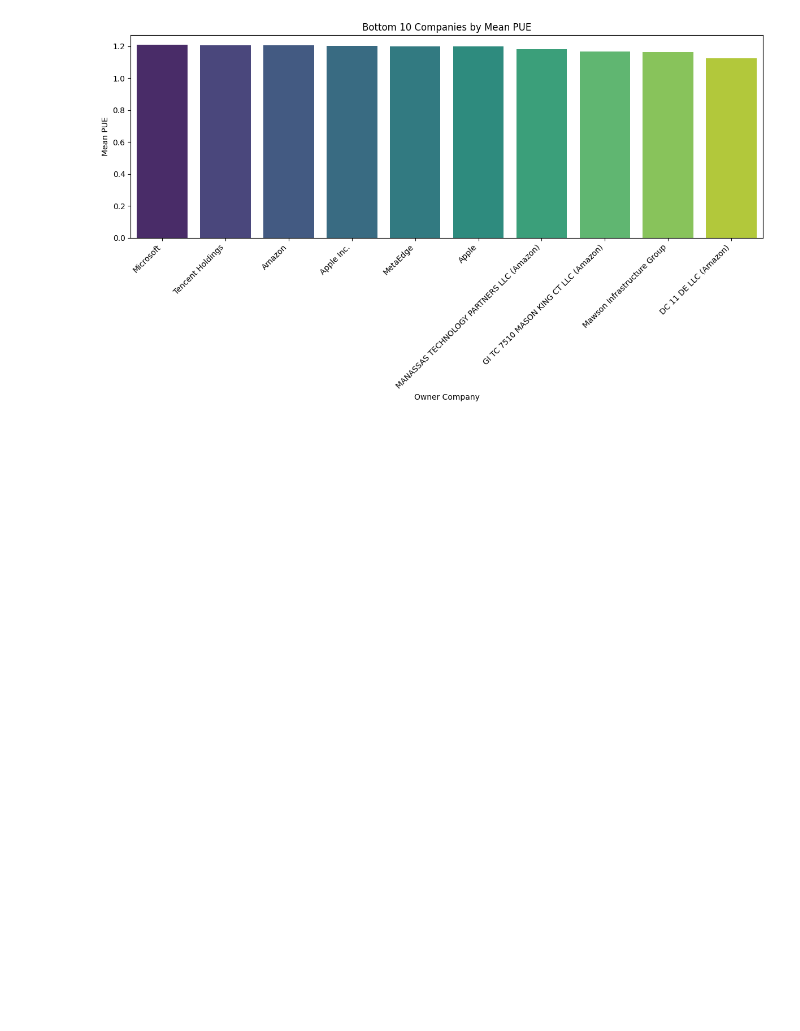
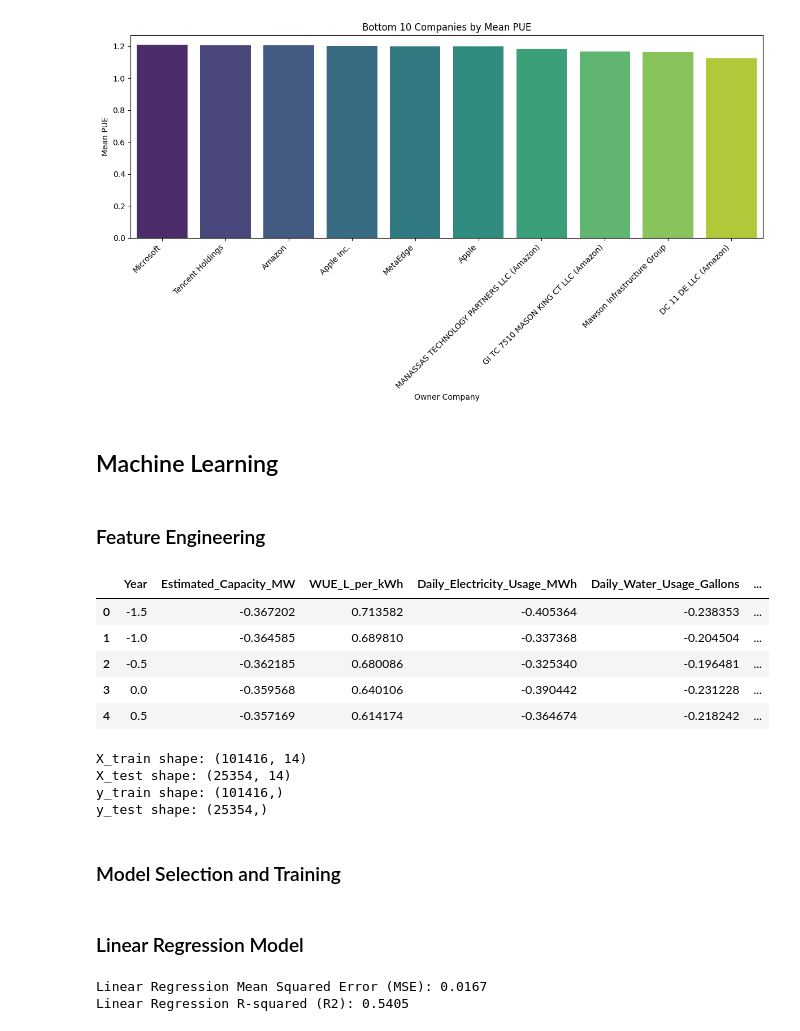
Before and after one commit to kxrrym03/Data-Center-AI-Water-Electricity-Usage, a Jupyter notebook: Water_Electricity_Usage_in_Data_Centers.ipynb, the cells around one changed output. Saved outputs shown, nothing was run; the diff lists cells and outputs as text; code cells hidden in the pictures; blank space fills up the shorter version.

```diff
--- a/Water_Electricity_Usage_in_Data_Centers.ipynb
+++ b/Water_Electricity_Usage_in_Data_Centers.ipynb
@@ -230,3 +230,82 @@ plt.tight_layout()
 plt.show()
 # %% [output]
 [figure]
+# %% [markdown]
+## Machine Learning
+# %% [markdown]
+### Feature Engineering
+# %%
+from sklearn.model_selection import train_test_split
+from sklearn.preprocessing import StandardScaler, OneHotEncoder
+from sklearn.compose import ColumnTransformer
+from sklearn.pipeline import Pipeline
+
+# Define target and features
+y = df['PUE']
+X = df.drop(['PUE', 'Facility_ID', 'Facility_Name', 'Owner_Company', 'City', 'Country'], axis=1)
+
+# Identify categorical and numerical columns for preprocessing
+numerical_features = X.select_dtypes(include=['int64', 'float64']).columns
+categorical_features = X.select_dtypes(include=['object']).columns
+
+# Create a column transformer for preprocessing
+preprocessor = ColumnTransformer(
+    transformers=[
+        ('num', StandardScaler(), numerical_features),
+        ('cat', OneHotEncoder(handle_unknown='ignore'), categorical_features)
+    ])
+
+# Apply preprocessing to the features
+X_processed = preprocessor.fit_transform(X)
+
+# Get feature names after one-hot encoding
+onehot_features = preprocessor.named_transformers_['cat'].get_feature_names_out(categorical_features)
+processed_feature_names = list(numerical_features) + list(onehot_features)
+
+X_processed_df = pd.DataFrame(X_processed, columns=processed_feature_names)
+
+display(X_processed_df.head())
+# %% [output]
+|  | Year | Estimated_Capacity_MW | WUE_L_per_kWh | Daily_Electricity_Usage_MWh | Daily_Water_Usage_Gallons | ... |
+| 0 | -1.5 | -0.367202 | 0.713582 | -0.405364 | -0.238353 | ... |
+| 1 | -1.0 | -0.364585 | 0.689810 | -0.337368 | -0.204504 | ... |
+| 2 | -0.5 | -0.362185 | 0.680086 | -0.325340 | -0.196481 | ... |
+| 3 | 0.0 | -0.359568 | 0.640106 | -0.390442 | -0.231228 | ... |
+| 4 | 0.5 | -0.357169 | 0.614174 | -0.364674 | -0.218242 | ... |
+# %%
+# Split the data into training and testing sets
+X_train, X_test, y_train, y_test = train_test_split(X_processed_df, y, test_size=0.2, random_state=42)
+
+print(f"X_train shape: {X_train.shape}")
+print(f"X_test shape: {X_test.shape}")
+print(f"y_train shape: {y_train.shape}")
+print(f"y_test shape: {y_test.shape}")
+# %% [output]
+X_train shape: (101416, 14)
+X_test shape: (25354, 14)
+y_train shape: (101416,)
+y_test shape: (25354,)
+# %% [markdown]
+### Model Selection and Training
+# %% [markdown]
+### Linear Regression Model
+# %%
+from sklearn.linear_model import LinearRegression
+from sklearn.metrics import mean_squared_error, r2_score
+
+# Initialize and train the Linear Regression model
+linear_model = LinearRegression()
+linear_model.fit(X_train, y_train)
+
+# Make predictions on the test set
+y_pred_lr = linear_model.predict(X_test)
+
+# Evaluate the model
+mse_lr = mean_squared_error(y_test, y_pred_lr)
+r2_lr = r2_score(y_test, y_pred_lr)
+
+print(f"Linear Regression Mean Squared Error (MSE): {mse_lr:.4f}")
+print(f"Linear Regression R-squared (R2): {r2_lr:.4f}")
+# %% [output]
+Linear Regression Mean Squared Error (MSE): 0.0167
+Linear Regression R-squared (R2): 0.5405
```
Also changed, not shown: parts of 10 cells of this notebook.
